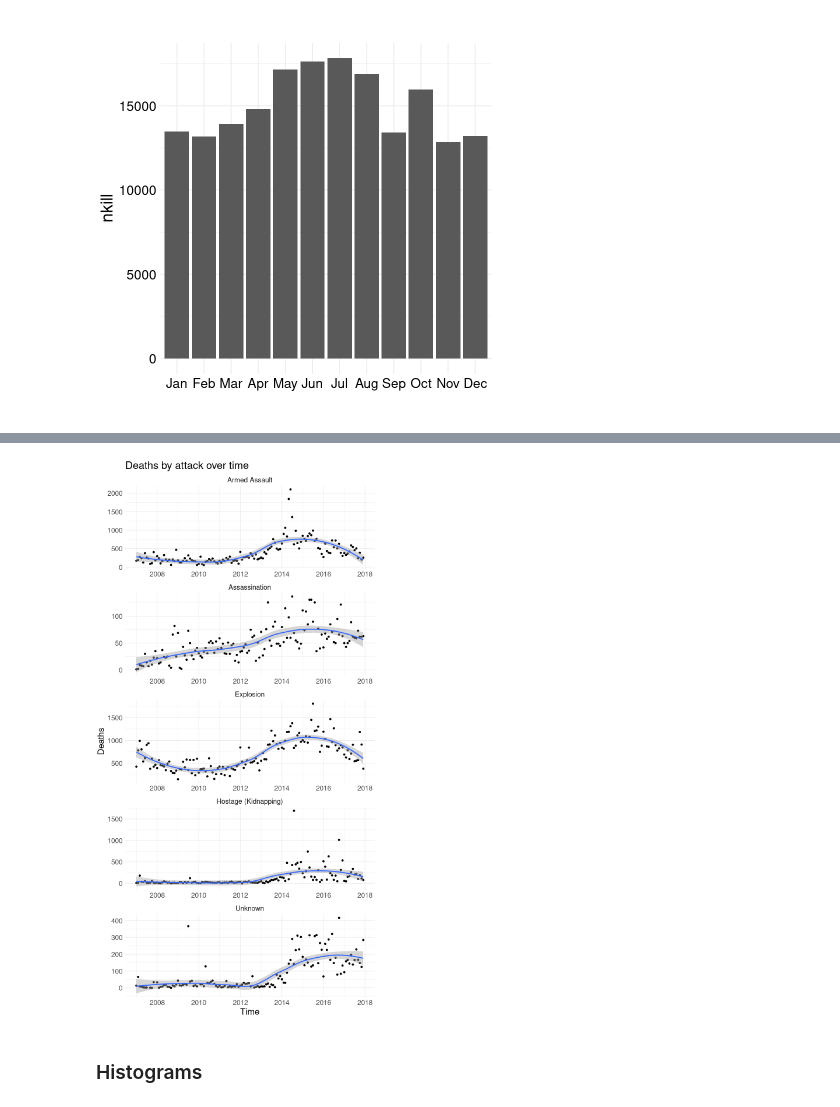
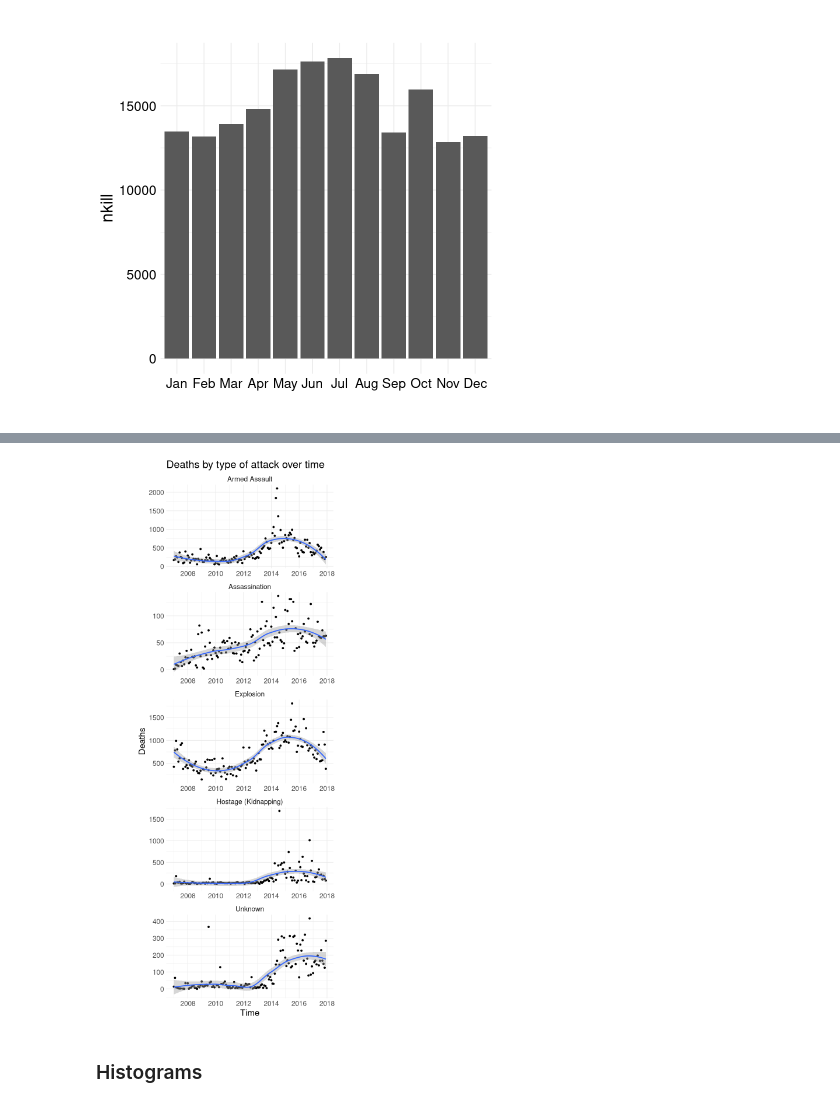
Before and after one commit to besiobu/data-science-portfolio, a Jupyter notebook: global-terrorism/Global Terrorism.ipynb, the cells around one changed output, grey strips where cells are left out. Cells and saved outputs as stored; diff of their text form; code cells hidden in the pictures.

```diff
--- a/global-terrorism/Global Terrorism.ipynb
+++ b/global-terrorism/Global Terrorism.ipynb
@@ -52,7 +52,7 @@ theme_custom <- function(){
 # Theme for time series plots
 theme_custom_ts <- function(){
     theme_minimal() %+replace%
-    theme(aspect.ratio = 8/24,
+    theme(aspect.ratio = 12/24,
           plot.margin = grid::unit(c(1,1,1,1), "mm"),
           text = element_text(size = 18))
 }
@@ -552,31 +552,31 @@ options(repr.plot.width = width, repr.plot.height = height)
 # %%
 options(repr.plot.width = 8, repr.plot.height = 16)
 
 nkill_by_attack_monthly <- data %>%
     dplyr::select(year, month, nkill, attack) %>%
     dplyr::filter(attack %in% by_attack$attack) %>%
     dplyr::group_by(year, month, attack) %>%
     dplyr::summarise(nkill = sum(nkill), .groups = "drop") %>%
     dplyr::mutate(date = lubridate::make_date(year, month, 1)) %>%
     dplyr::select(-year, -month)
 
 plot_attack_ts <- ggplot(nkill_by_attack_monthly, aes(x=date, y=nkill)) +
-    ggtitle("Deaths by attack over time") +
+    ggtitle("Deaths by type of attack over time") +
     ylab("Deaths") +
     xlab("Time") +
     geom_point() +
     geom_smooth(method = "loess", formula = " y ~ x") +
     facet_wrap(~ attack, ncol = 1, scales = "free") +
     theme_custom_ts()
 
 plot_attack_ts
 
 ggsave("img/deaths_by_attack_over_time.png",
-       plot = plot_attack_ts, width = 8, height = 16, dpi = 75)
+       plot = plot_attack_ts, width = 12, height = 16, dpi = 75)
 
 options(repr.plot.width = width, repr.plot.height = height)
 # %% [output]
-[figure, old version]
+[figure, new version]
 # %% [markdown]
 ### Histograms
 # %%
```
Also changed, not shown: parts of 2 cells of this notebook, 4 other files.
